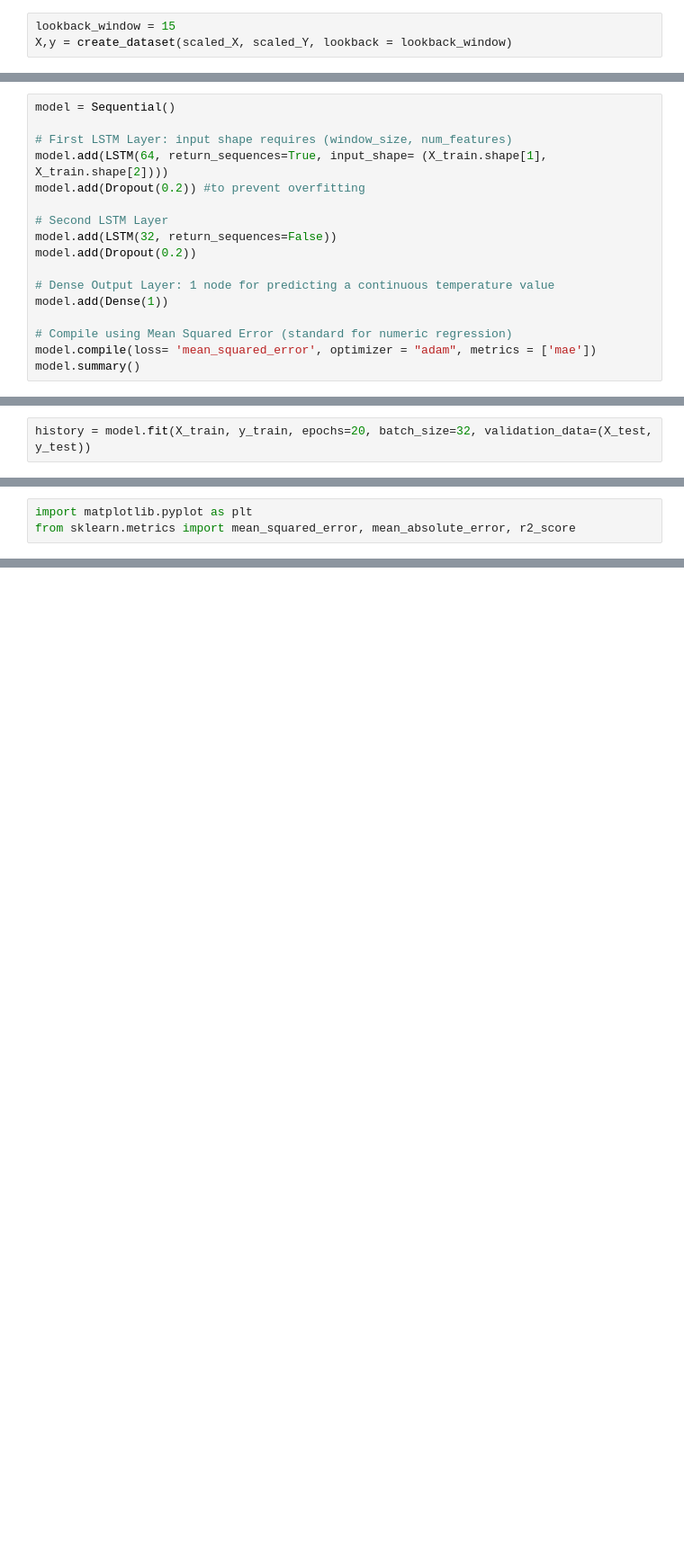
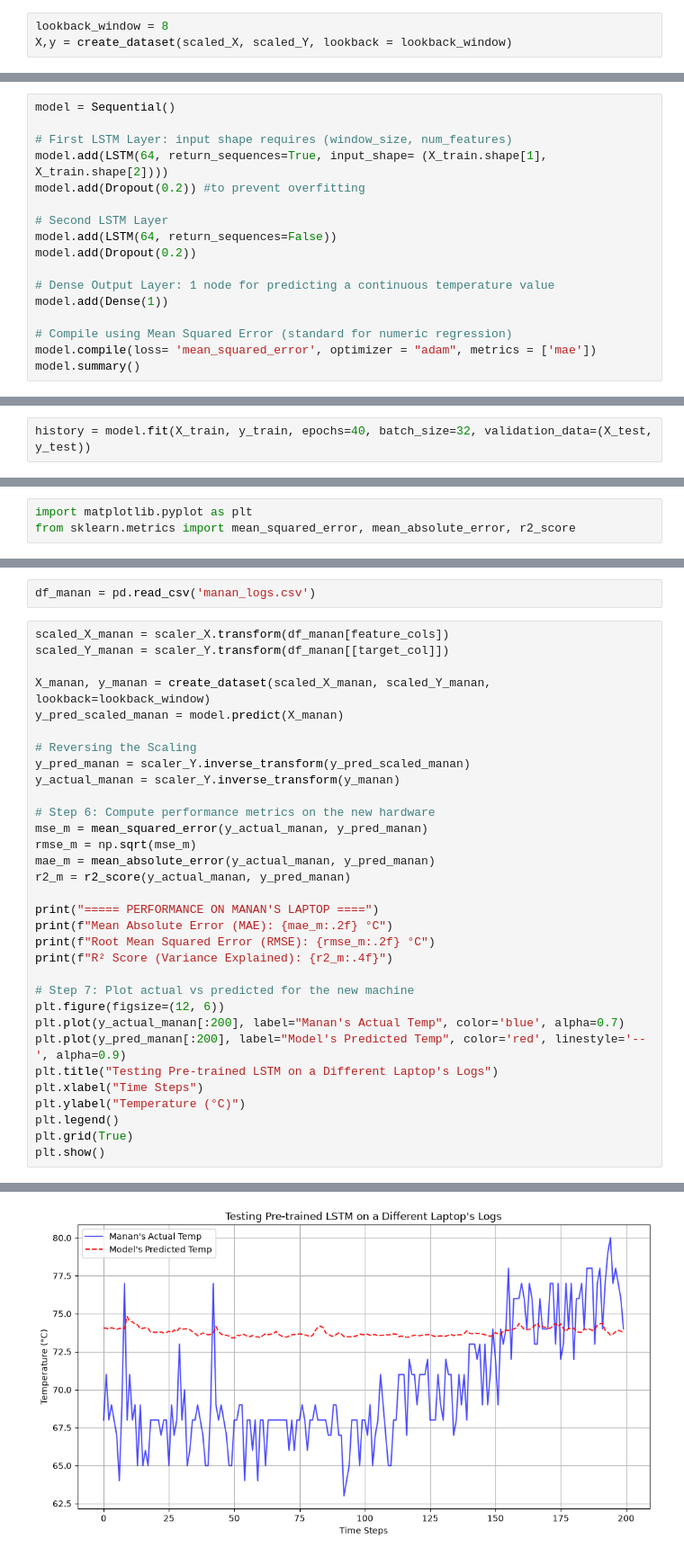
Before and after one commit to Rehnoor-Aulakh/Thermal-Aware-Load-Balancer, a Jupyter notebook: LSTM/cpu_temperature_predictor.ipynb, the cells around one changed output, grey strips where cells are left out. Shown at 90% size. Cells and saved outputs as stored; diff of their text form; blank space fills up the shorter version.

Commit message:
Updated LSTM Model V1.1 and cross hardware test

```diff
--- a/LSTM/cpu_temperature_predictor.ipynb
+++ b/LSTM/cpu_temperature_predictor.ipynb
@@ -52,7 +52,7 @@ def create_dataset(X_data, y_data, lookback = 10):
 # %% [markdown]
 Lets lookback at the last 15 log entries to predict the next temperature step
 # %%
-lookback_window = 15
+lookback_window = 8
 X,y = create_dataset(scaled_X, scaled_Y, lookback = lookback_window)
 # %% [markdown]
 # 5. Split the dataset into Test/train sequentially, We cannot shuffle time series data randomly
@@ -76,7 +76,7 @@ model.add(LSTM(64, return_sequences=True, input_shape= (X_train.shape[1], X_trai
 model.add(Dropout(0.2)) #to prevent overfitting
 
 # Second LSTM Layer
-model.add(LSTM(32, return_sequences=False))
+model.add(LSTM(64, return_sequences=False))
 model.add(Dropout(0.2))
 
 # Dense Output Layer: 1 node for predicting a continuous temperature value
@@ -106,5 +106,5 @@ Model: "sequential_4"
 # %% [markdown]
 # 7. Train the Model
 # %%
-history = model.fit(X_train, y_train, epochs=20, batch_size=32, validation_data=(X_test, y_test))
+history = model.fit(X_train, y_train, epochs=40, batch_size=32, validation_data=(X_test, y_test))
 # %% [output]
@@ -169,0 +172,35 @@ plt.show()
+# %%
+df_manan = pd.read_csv('manan_logs.csv')
+# %%
+scaled_X_manan = scaler_X.transform(df_manan[feature_cols])
+scaled_Y_manan = scaler_Y.transform(df_manan[[target_col]])
+
+X_manan, y_manan = create_dataset(scaled_X_manan, scaled_Y_manan, lookback=lookback_window)
+y_pred_scaled_manan = model.predict(X_manan)
+
+# Reversing the Scaling
+y_pred_manan = scaler_Y.inverse_transform(y_pred_scaled_manan)
+y_actual_manan = scaler_Y.inverse_transform(y_manan)
+
+# Step 6: Compute performance metrics on the new hardware
+mse_m = mean_squared_error(y_actual_manan, y_pred_manan)
+rmse_m = np.sqrt(mse_m)
+mae_m = mean_absolute_error(y_actual_manan, y_pred_manan)
+r2_m = r2_score(y_actual_manan, y_pred_manan)
+
+print("===== PERFORMANCE ON MANAN'S LAPTOP ====")
+print(f"Mean Absolute Error (MAE): {mae_m:.2f} °C")
+print(f"Root Mean Squared Error (RMSE): {rmse_m:.2f} °C")
+print(f"R² Score (Variance Explained): {r2_m:.4f}")
+
+# Step 7: Plot actual vs predicted for the new machine
+plt.figure(figsize=(12, 6))
+plt.plot(y_actual_manan[:200], label="Manan's Actual Temp", color='blue', alpha=0.7)
+plt.plot(y_pred_manan[:200], label="Model's Predicted Temp", color='red', linestyle='--', alpha=0.9)
+plt.title("Testing Pre-trained LSTM on a Different Laptop's Logs")
+plt.xlabel("Time Steps")
+plt.ylabel("Temperature (°C)")
+plt.legend()
+plt.grid(True)
+plt.show()
+# %% [output]
@@ -169,0 +212 @@ plt.show()
+[figure, added]
```
Also changed, not shown: parts of 6 cells of this notebook, 2 other files.
